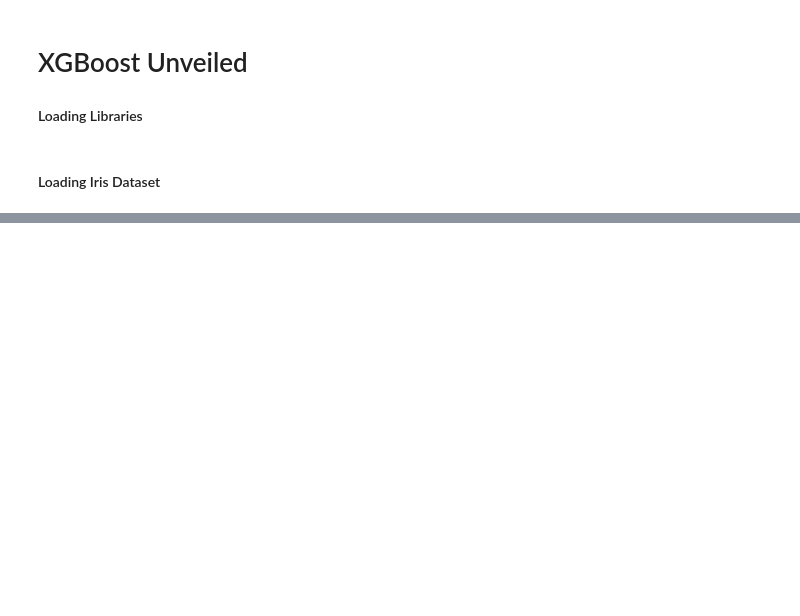
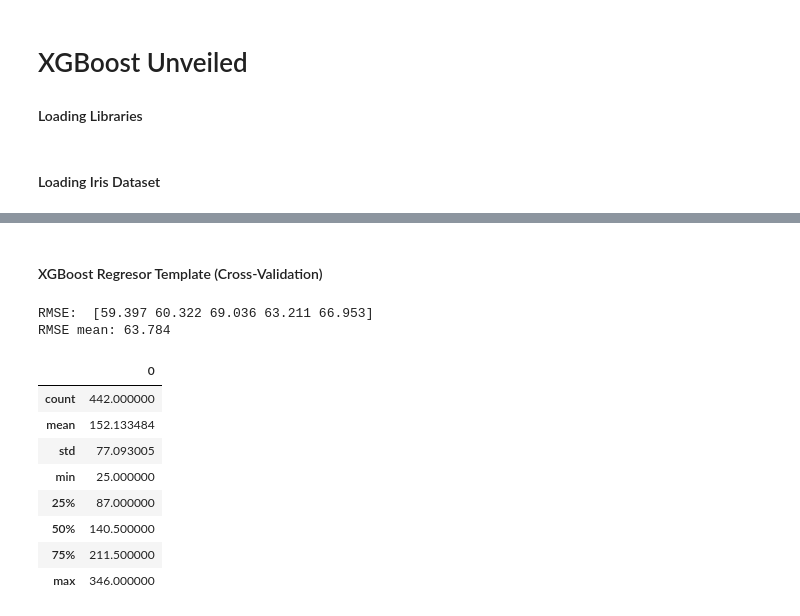
Before and after one commit to joakor89/gradient_boosting_xgb, a Jupyter notebook: chap_5/xgboost_unveiled.ipynb, the cells around one changed output, grey strips where cells are left out. Drawn from its saved outputs; the diff is of its cells as text; code cells hidden in the pictures; blank space fills up the shorter version.

```diff
--- a/chap_5/xgboost_unveiled.ipynb
+++ b/chap_5/xgboost_unveiled.ipynb
@@ -42,0 +102,5 @@ import time
+# %%
+# Setting Data
+X, y = datasets.load_diabetes(return_X_y=True)
+# %% [markdown]
+#### XGBoost Regresor Template (Cross-Validation)
@@ -42,0 +119,18 @@ import time
+# %%
+print('RMSE: ', np.round(rmse, 3))
+print('RMSE mean: %0.3f' % (rmse.mean()))
+# %% [output]
+RMSE:  [59.397 60.322 69.036 63.211 66.953]
+RMSE mean: 63.784
+# %%
+pd.DataFrame(y).describe()
+# %% [output]
+|  | 0 |
+| count | 442.000000 |
+| mean | 152.133484 |
+| std | 77.093005 |
+| min | 25.000000 |
+| 25% | 87.000000 |
+| 50% | 140.500000 |
+| 75% | 211.500000 |
+| max | 346.000000 |
```
Also changed, not shown: parts of 40 cells of this notebook, 1 other file.
